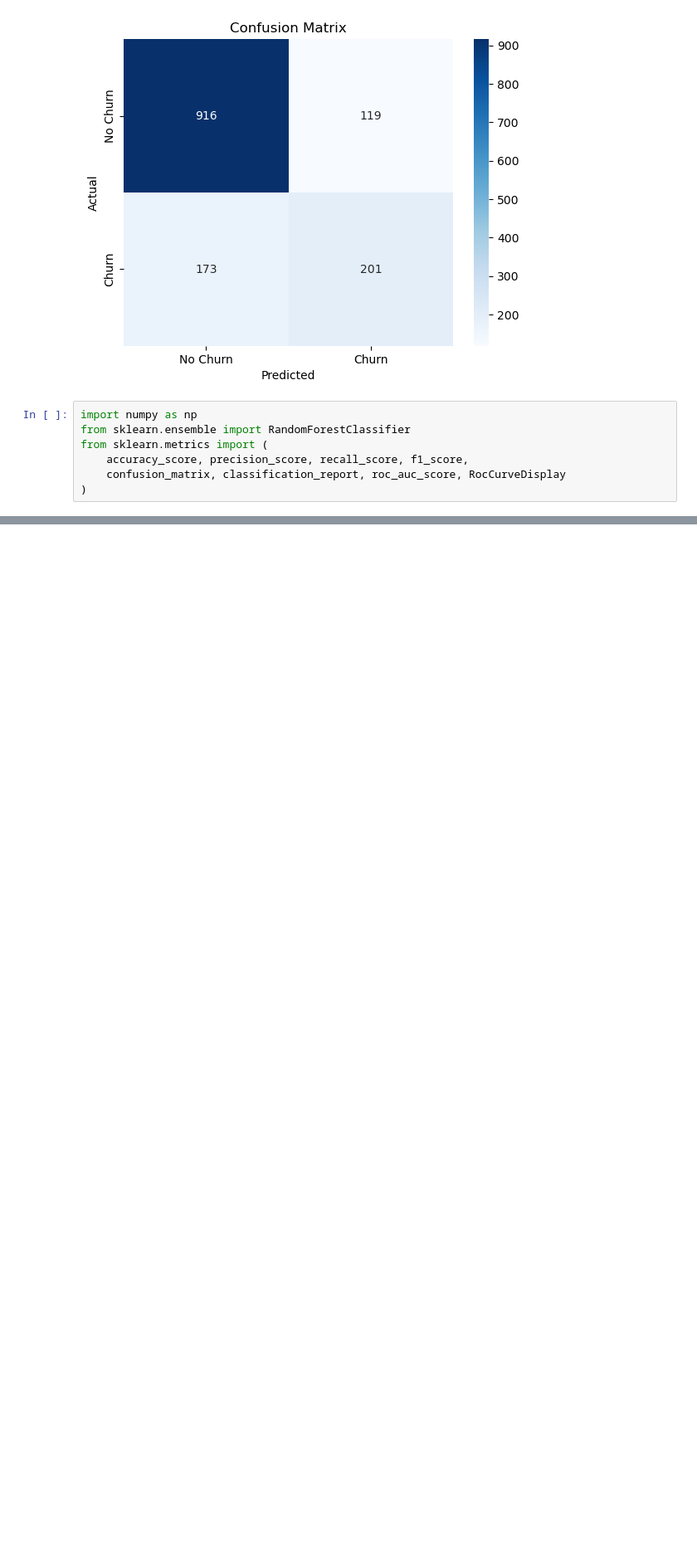
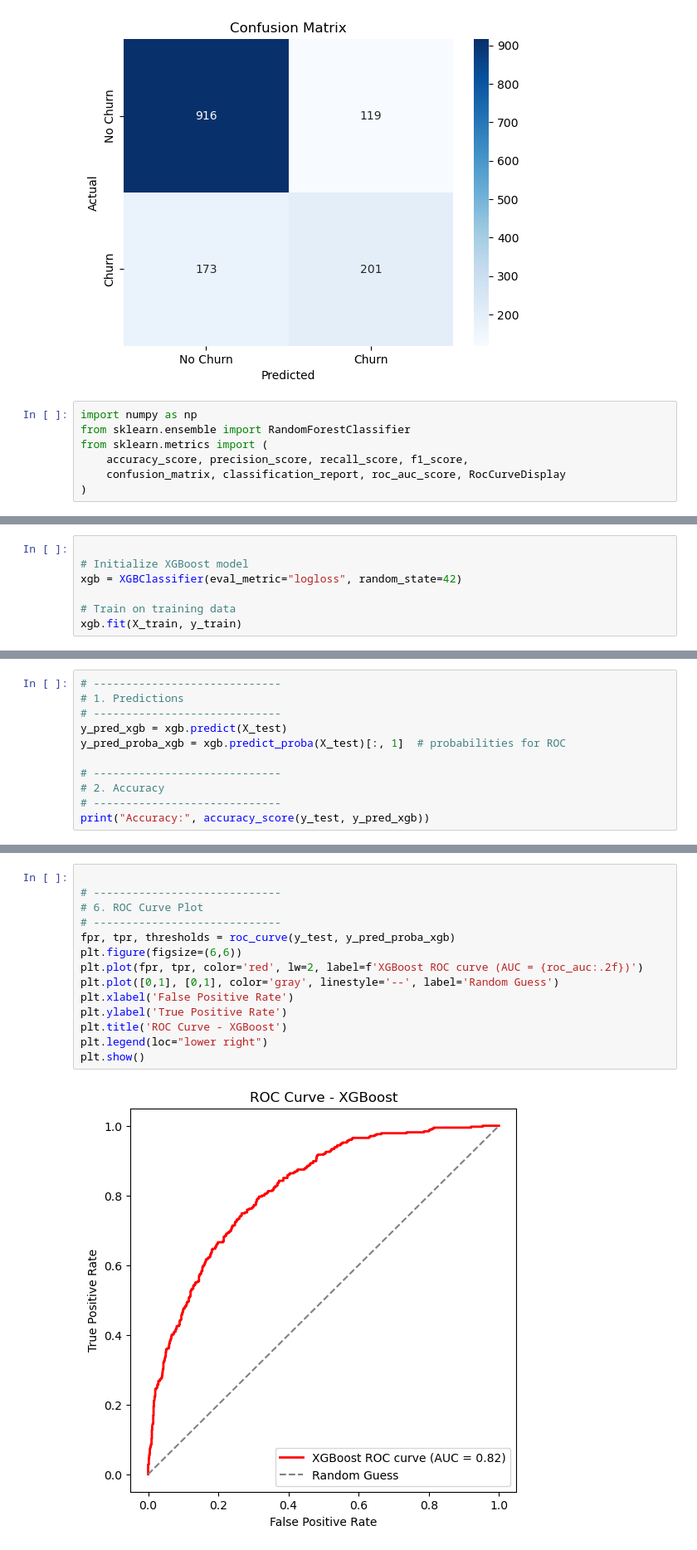
Before and after one commit to Shubhangipanda/ml-pipelines, a Jupyter notebook: notebooks/03_modeling.ipynb, the cells around one changed output, grey strips where cells are left out. Shown at 83% size. Drawn from its saved outputs; the diff is of its cells as text; blank space fills up the shorter version.

Commit message:
XGBoost model analysis

```diff
--- a/notebooks/03_modeling.ipynb
+++ b/notebooks/03_modeling.ipynb
@@ -223,0 +226,7 @@ ROC-AUC Score: 0.819394714407502
+# %%
+
+# Initialize XGBoost model
+xgb = XGBClassifier(eval_metric="logloss", random_state=42)
+
+# Train on training data
+xgb.fit(X_train, y_train)
@@ -223,0 +248,11 @@ ROC-AUC Score: 0.819394714407502
+# %%
+# -----------------------------
+# 1. Predictions
+# -----------------------------
+y_pred_xgb = xgb.predict(X_test)
+y_pred_proba_xgb = xgb.predict_proba(X_test)[:, 1]  # probabilities for ROC
+
+# -----------------------------
+# 2. Accuracy
+# -----------------------------
+print("Accuracy:", accuracy_score(y_test, y_pred_xgb))
@@ -223,0 +293,16 @@ ROC-AUC Score: 0.819394714407502
+# %%
+
+# -----------------------------
+# 6. ROC Curve Plot
+# -----------------------------
+fpr, tpr, thresholds = roc_curve(y_test, y_pred_proba_xgb)
+plt.figure(figsize=(6,6))
+plt.plot(fpr, tpr, color='red', lw=2, label=f'XGBoost ROC curve (AUC = {roc_auc:.2f})')
+plt.plot([0,1], [0,1], color='gray', linestyle='--', label='Random Guess')
+plt.xlabel('False Positive Rate')
+plt.ylabel('True Positive Rate')
+plt.title('ROC Curve - XGBoost')
+plt.legend(loc="lower right")
+plt.show()
+# %% [output]
+[figure, added]
```
Also changed, not shown: parts of 25 cells of this notebook.
